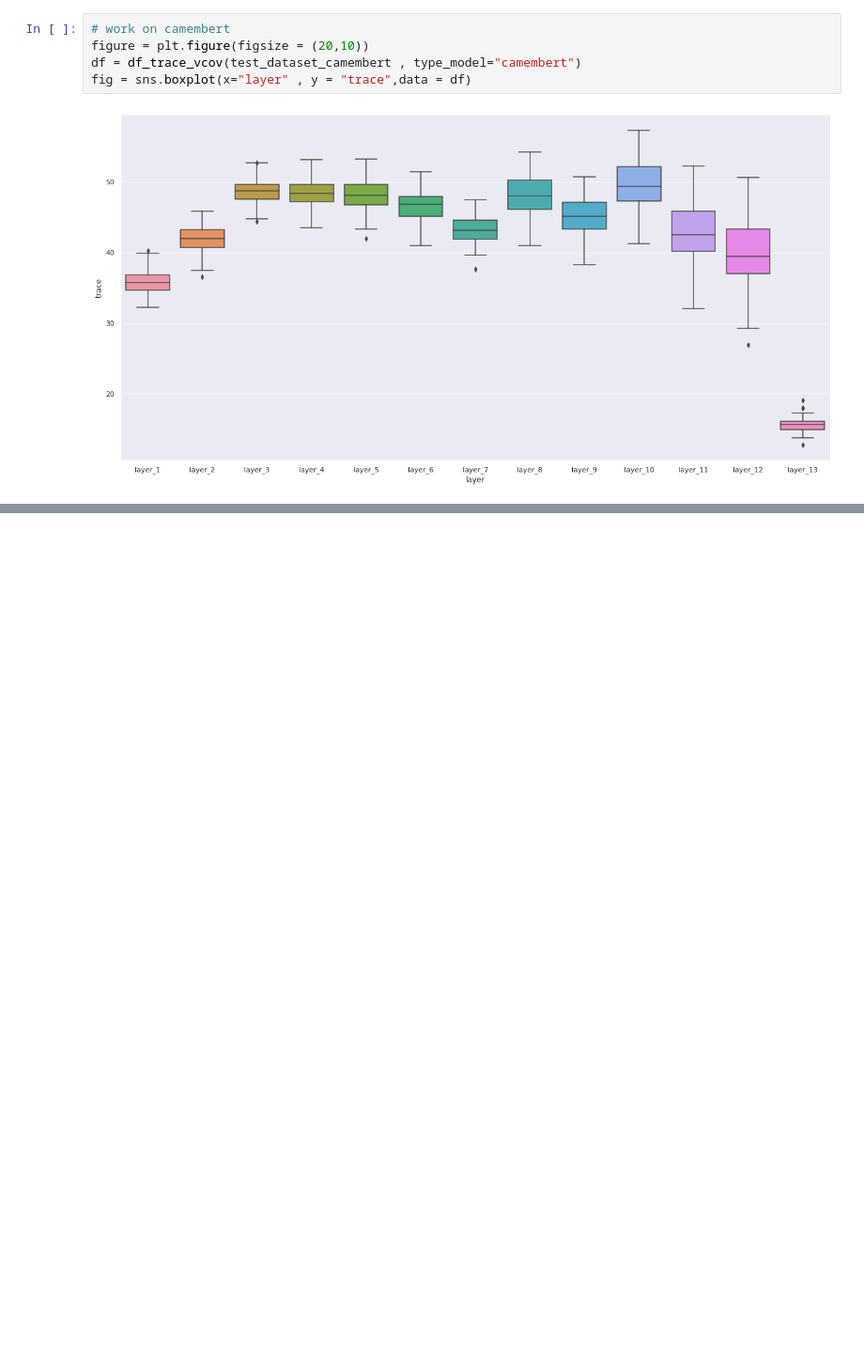
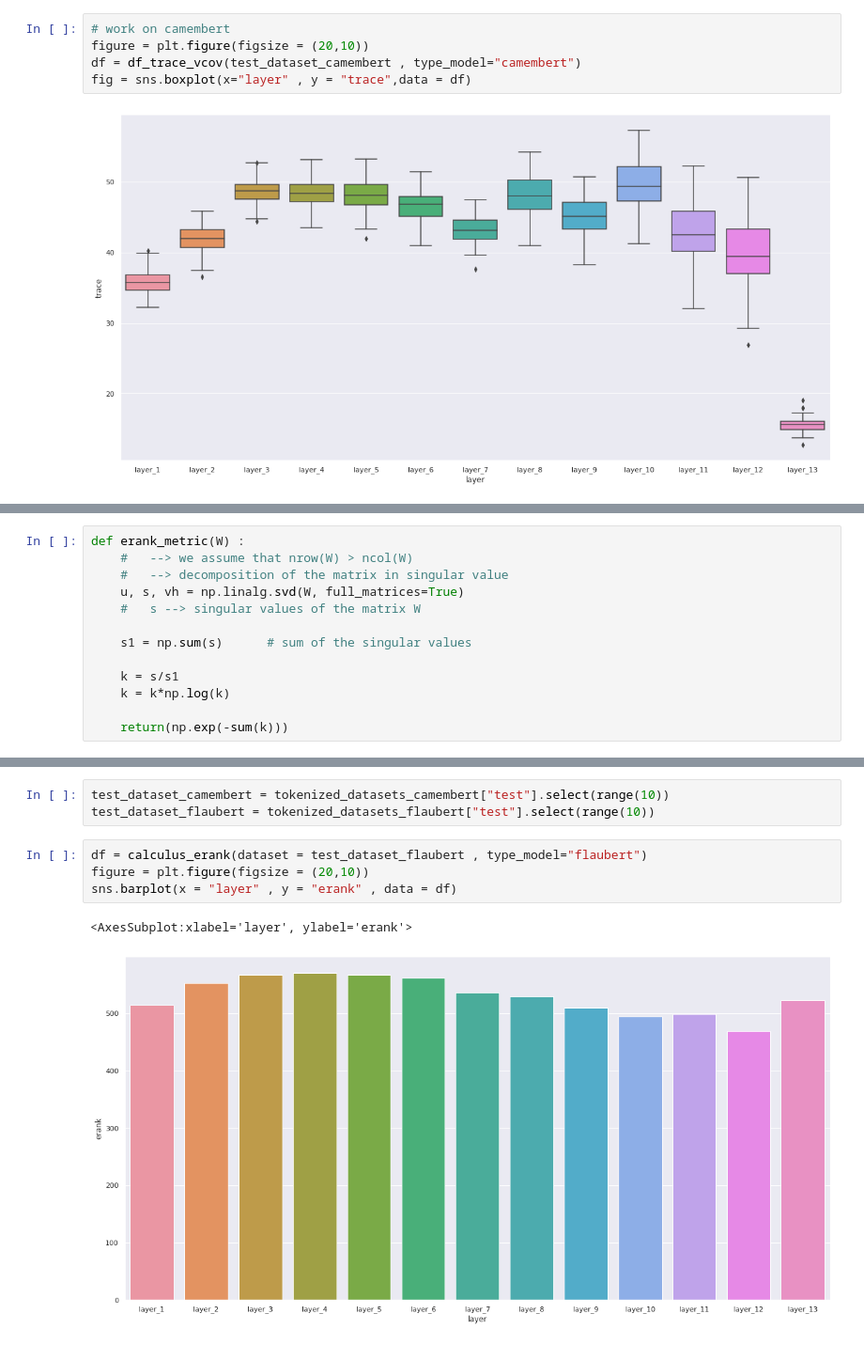
Before and after one commit to lolofo/pir_irisa_insa, a Jupyter notebook: pre_trained_models/raw_study.ipynb, the cells around one changed output, grey strips where cells are left out. Shown at 94% size. Saved outputs shown, nothing was run; the diff lists cells and outputs as text; blank space fills up the shorter version.

Commit message:
erank

```diff
--- a/pre_trained_models/raw_study.ipynb
+++ b/pre_trained_models/raw_study.ipynb
@@ -284,0 +287,13 @@ fig = sns.boxplot(x="layer" , y = "trace",data = df)
+# %%
+def erank_metric(W) :
+    #   --> we assume that nrow(W) > ncol(W)
+    #   --> decomposition of the matrix in singular value
+    u, s, vh = np.linalg.svd(W, full_matrices=True)
+    #   s --> singular values of the matrix W
+
+    s1 = np.sum(s)      # sum of the singular values
+
+    k = s/s1
+    k = k*np.log(k)
+
+    return(np.exp(-sum(k)))
@@ -284,0 +339,10 @@ fig = sns.boxplot(x="layer" , y = "trace",data = df)
+# %%
+test_dataset_camembert = tokenized_datasets_camembert["test"].select(range(10))
+test_dataset_flaubert = tokenized_datasets_flaubert["test"].select(range(10))
+# %%
+df = calculus_erank(dataset = test_dataset_flaubert , type_model="flaubert")
+figure = plt.figure(figsize = (20,10))
+sns.barplot(x = "layer" , y = "erank" , data = df)
+# %% [output]
+<AxesSubplot:xlabel='layer', ylabel='erank'>
+[figure, added]
```
Also changed, not shown: parts of 4 cells of this notebook.
